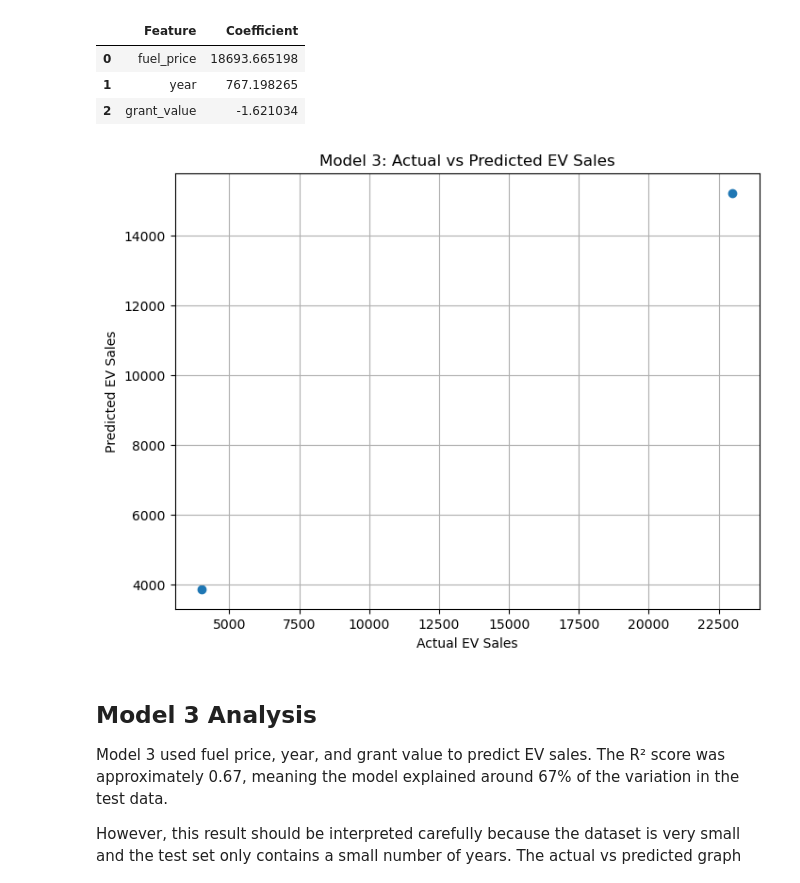
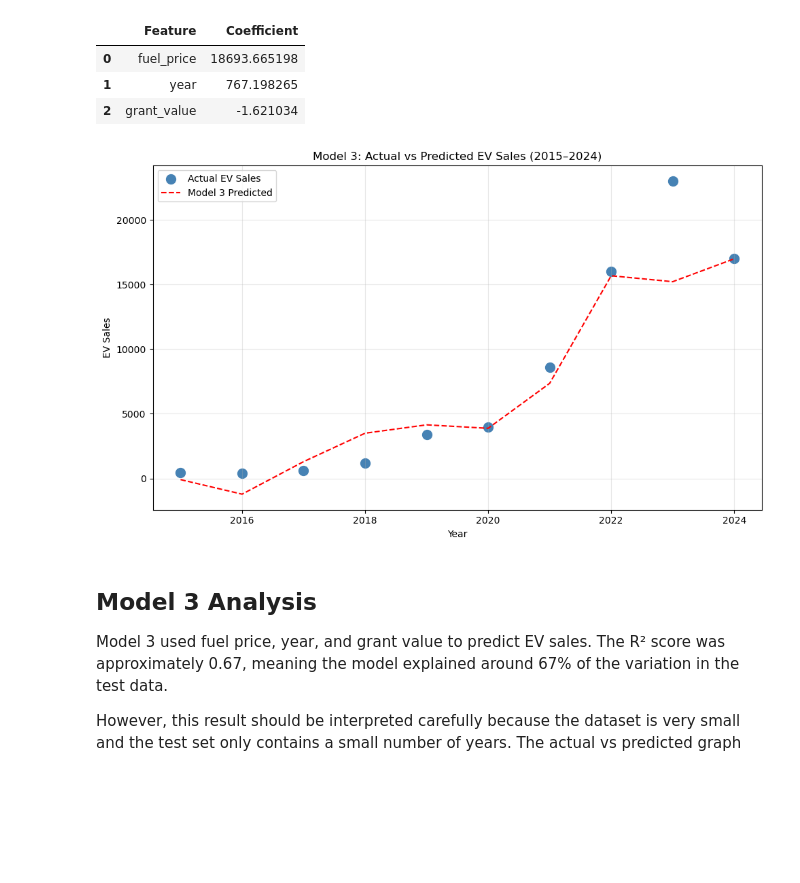
Before and after one commit to Guilherme2022448/Final-Project, a Jupyter notebook: ev_adoption_analysis.ipynb, the cells around one changed output. Cells and saved outputs as stored; diff of their text form; code cells hidden in the pictures; blank space fills up the shorter version.

```diff
--- a/ev_adoption_analysis.ipynb
+++ b/ev_adoption_analysis.ipynb
@@ -1251,21 +1247,26 @@ Coefficients: [ 1.86936652e+04  7.67198265e+02 -1.62103435e+00]
 | 1 | year | 767.198265 |
 | 2 | grant_value | -1.621034 |
 # %%
-# Plot actual vs predicted EV sales
+# Actual vs predicted for all data points — more informative than test-only plot
+X_all = final_model_df[['fuel_price', 'year', 'grant_value']]
+y_all_pred = model_3.predict(X_all)
 
-plt.figure(figsize=(8, 6))
-
-plt.scatter(y_test, y_pred)
-
-plt.xlabel('Actual EV Sales')
-plt.ylabel('Predicted EV Sales')
-plt.title('Model 3: Actual vs Predicted EV Sales')
-
-plt.grid()
-
+plt.figure(figsize=(10, 6))
+plt.scatter(final_model_df['year'],
+            final_model_df['ev_sales'],
+            color='steelblue', label='Actual EV Sales', s=100)
+plt.plot(final_model_df['year'],
+         y_all_pred,
+         color='red', linestyle='--', label='Model 3 Predicted')
+plt.xlabel('Year')
+plt.ylabel('EV Sales')
+plt.title('Model 3: Actual vs Predicted EV Sales (2015–2024)')
+plt.legend()
+plt.grid(True, alpha=0.3)
+plt.tight_layout()
 plt.show()
 # %% [output]
-[figure, old version]
+[figure, new version]
 # %% [markdown]
 ## Model 3 Analysis
 
```
Also changed, not shown: parts of 9 cells of this notebook.
